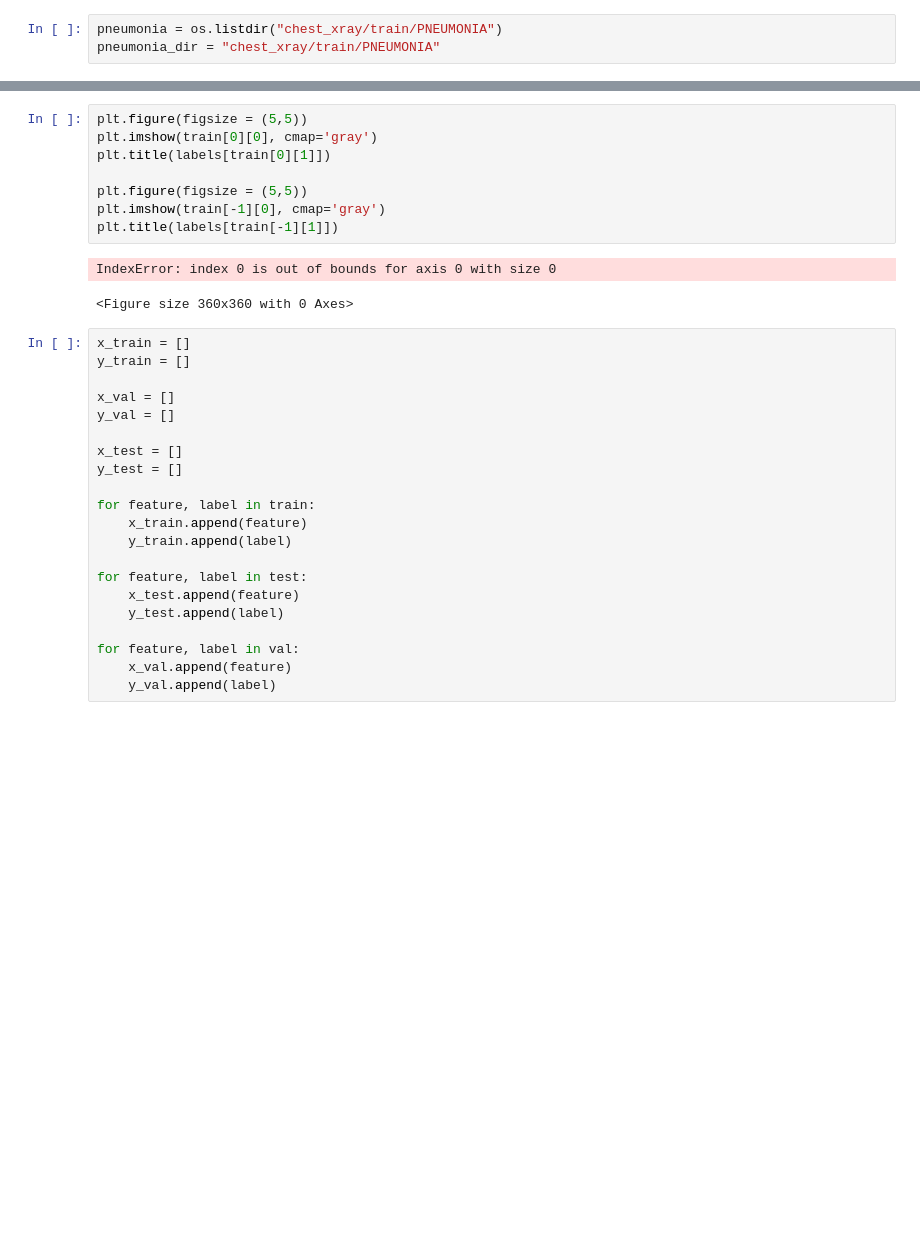
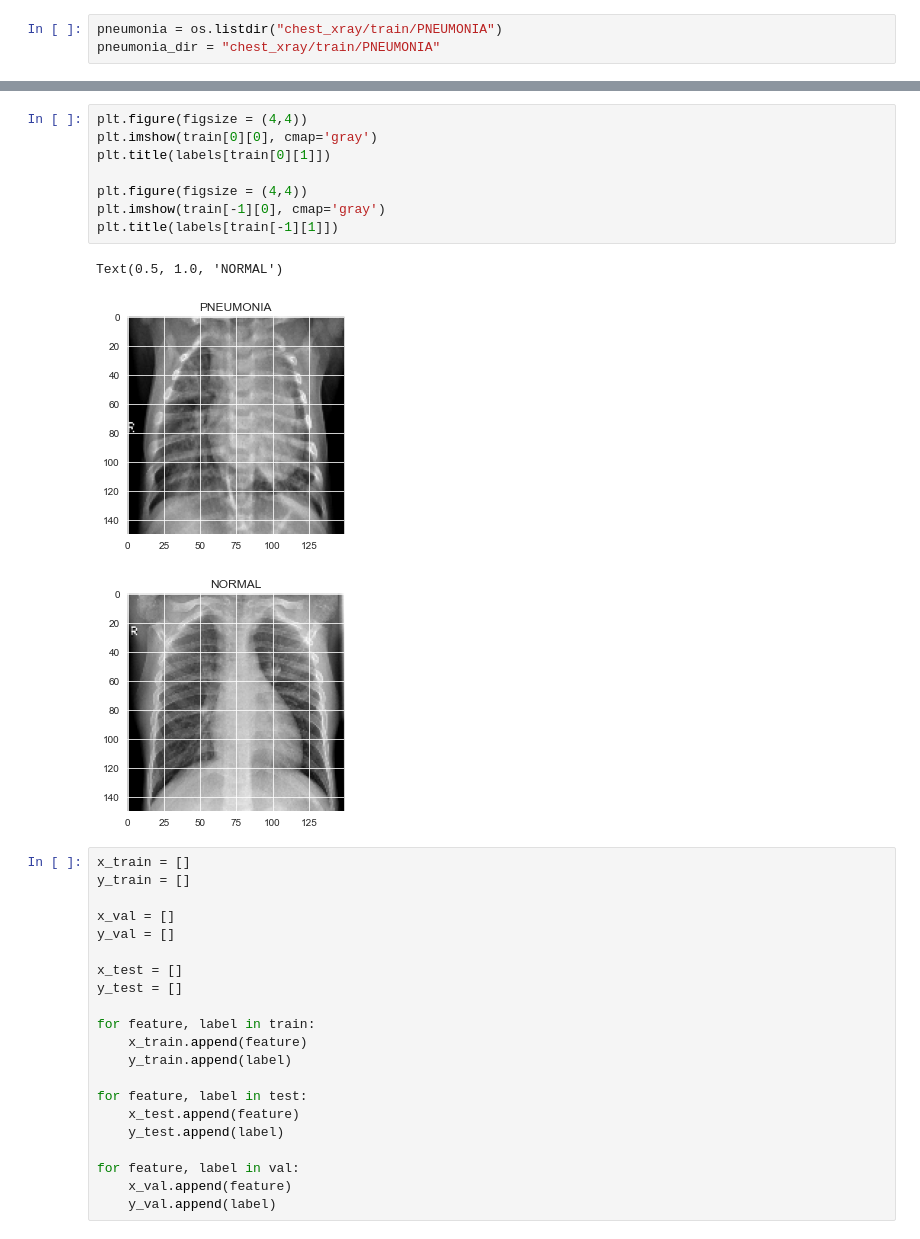
Before and after one commit to faruk1236/pneumoina-dectention-using-ML, a Jupyter notebook: pneumonia-detection-using-tensorflow.ipynb, the cells around one changed output, grey strips where cells are left out. Saved outputs shown, nothing was run; the diff lists cells and outputs as text; blank space fills up the shorter version.

```diff
--- a/pneumonia-detection-using-tensorflow.ipynb
+++ b/pneumonia-detection-using-tensorflow.ipynb
@@ -101,14 +79,15 @@ NameError: name 'l' is not defined
 # %%
-plt.figure(figsize = (5,5))
+plt.figure(figsize = (4,4))
 plt.imshow(train[0][0], cmap='gray')
 plt.title(labels[train[0][1]])
 
-plt.figure(figsize = (5,5))
+plt.figure(figsize = (4,4))
 plt.imshow(train[-1][0], cmap='gray')
 plt.title(labels[train[-1][1]])
 # %% [output]
-IndexError: index 0 is out of bounds for axis 0 with size 0
+Text(0.5, 1.0, 'NORMAL')
-<Figure size 360x360 with 0 Axes>
+[figure, added]
+[figure, added]
 # %%
 x_train = []
 y_train = []
```
Also changed, not shown: parts of 19 cells of this notebook.
